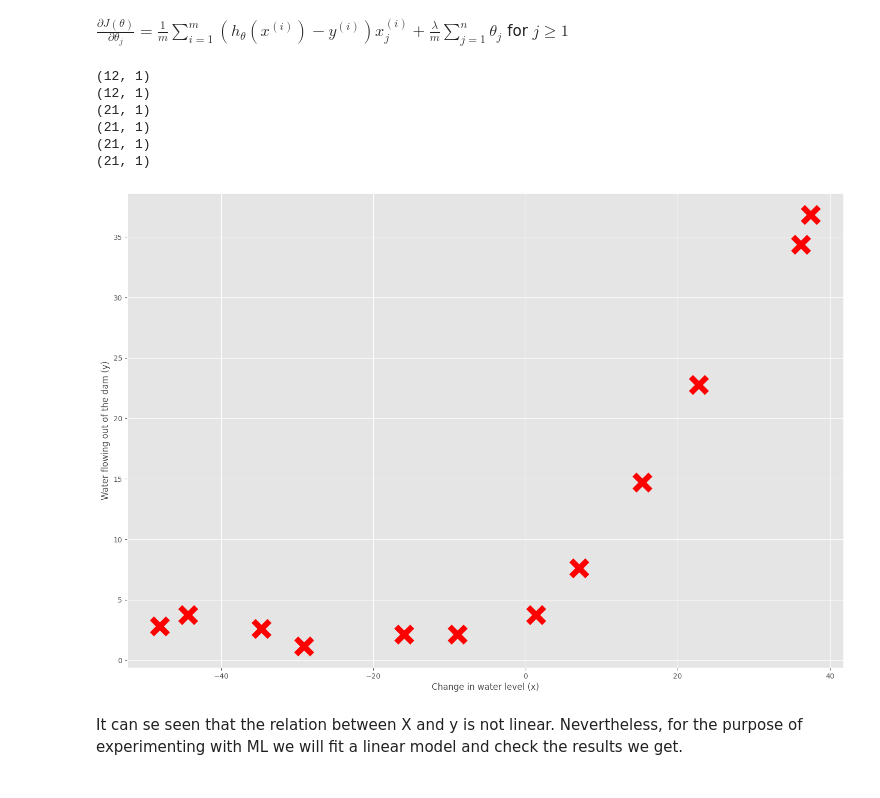
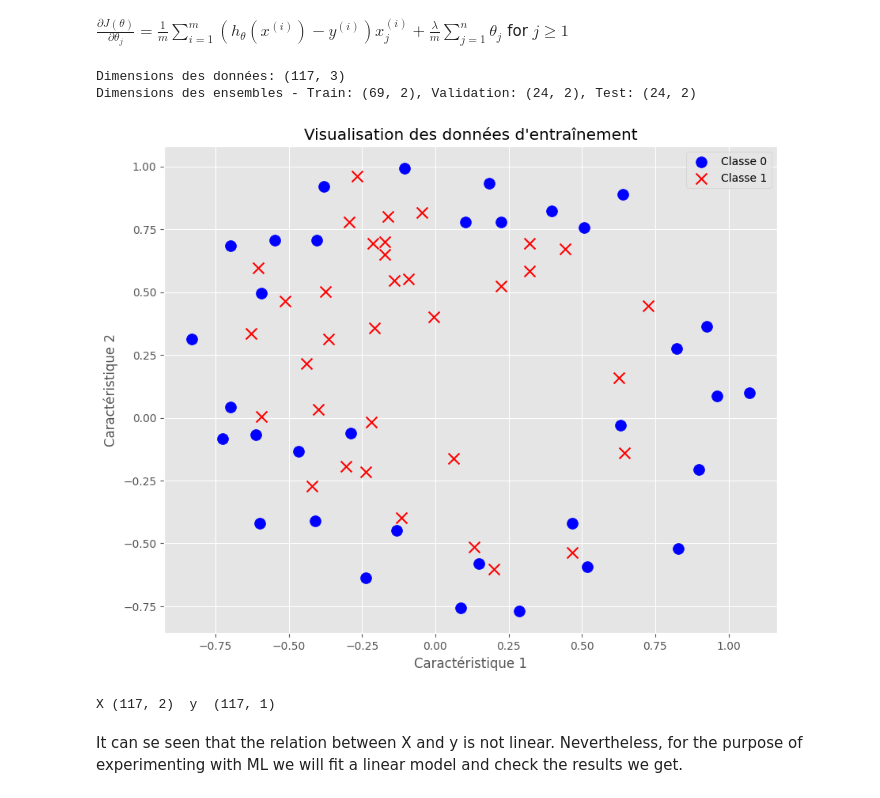
Before and after one commit to sarahmoussaoui/TP-Reseaux-de-Neurones, a Jupyter notebook: TP5/Programming Exercise 5 - Regularized Linear Regression and Bias vs Variance.ipynb, the cells around one changed output. Cells and saved outputs as stored; diff of their text form; code cells hidden in the pictures.

```diff
--- a/TP5/Programming Exercise 5 - Regularized Linear Regression and Bias vs Variance.ipynb
+++ b/TP5/Programming Exercise 5 - Regularized Linear Regression and Bias vs Variance.ipynb
@@ -30,40 +30,42 @@ $\frac{\partial J(\theta)}{\partial \theta_j} = \frac{1}{m} \sum_{i=1}^{m} (h_\t
 import numpy as np
 import pandas as pd
 import matplotlib.pyplot as plt
-import scipy.io
-from scipy import optimize
+from sklearn.model_selection import train_test_split
 plt.style.use('ggplot')
-plt.rcParams['figure.figsize'] = (18, 12)
+plt.rcParams['figure.figsize'] = (12, 8)
-# %%
-mat = scipy.io.loadmat('ex5data1.mat')
-X = mat['X']
-print(X.shape)
-y = mat['y']
-print(y.shape)
-X_val = mat['Xval']
-print(X_val.shape)
-y_val = mat['yval']
-print(y_val.shape)
-X_test = mat['Xtest']
-print(X_test.shape)
-y_test = mat['ytest']
-print(y_test.shape)
-# %% [output]
-(12, 1)
-(12, 1)
-(21, 1)
-(21, 1)
-(21, 1)
-(21, 1)
-# %%
-fig = plt.figure()
-ax = fig.add_subplot(1, 1, 1)
-ax.scatter(X, y, s=500, marker='x',color='r',linewidths=8)
-plt.xlabel('Change in water level (x)')
-plt.ylabel('Water flowing out of the dam (y)')
-plt.show()
-# %% [output]
-[figure, removed]
+# %%
+data = pd.read_csv('data.csv')
+print("Dimensions des données:", data.shape)
+
+X = data.iloc[:, :2].values
+y = data.iloc[:, -1].values.reshape(-1, 1)
+
+
+X_train_val, X_test, y_train_val, y_test = train_test_split(X, y, test_size=0.2, random_state=42)
+X_train, X_val, y_train, y_val = train_test_split(X_train_val, y_train_val, test_size=0.25, random_state=42)  # 0.25 x 0.8 = 0.2
+
+print(f"Dimensions des ensembles - Train: {X_train.shape}, Validation: {X_val.shape}, Test: {X_test.shape}")
+# %% [output]
+Dimensions des données: (117, 3)
+Dimensions des ensembles - Train: (69, 2), Validation: (24, 2), Test: (24, 2)
+# %%
+plt.figure(figsize=(10, 8))
+plt.scatter(X_train[y_train.flatten() == 0, 0], X_train[y_train.flatten() == 0, 1],
+        s=100, c='b', marker='o', label='Classe 0')
+plt.scatter(X_train[y_train.flatten() == 1, 0], X_train[y_train.flatten() == 1, 1],
+            s=100, c='r', marker='x', label='Classe 1')
+plt.xlabel('Caractéristique 1')
+plt.ylabel('Caractéristique 2')
+plt.title('Visualisation des données d\'entraînement')
+plt.legend()
+plt.grid(True)
+plt.show()
+# %% [output]
+[figure, added]
+# %%
+print('X', X.shape ,' y ', y.shape)
+# %% [output]
+X (117, 2)  y  (117, 1)
 # %% [markdown]
 It can se seen that the relation between X and y is not linear. Nevertheless, for the purpose of experimenting with ML we will fit a linear model and check the results we get.
 # %% [markdown]
```
Also changed, not shown: parts of 30 cells of this notebook, 3 other files.
